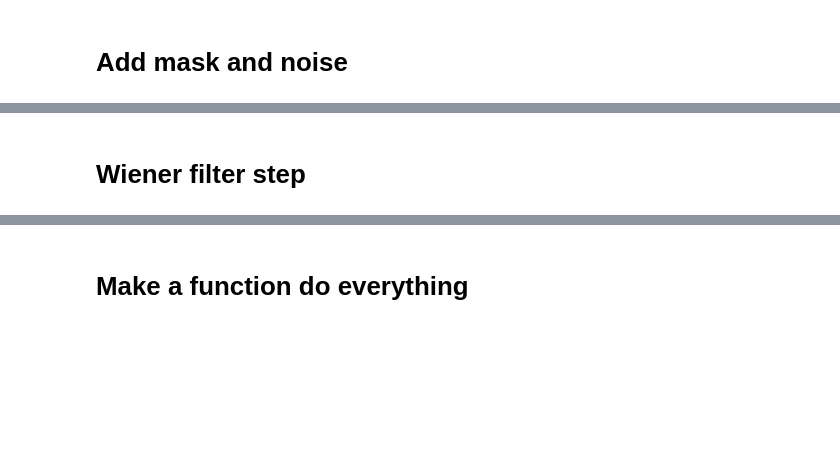
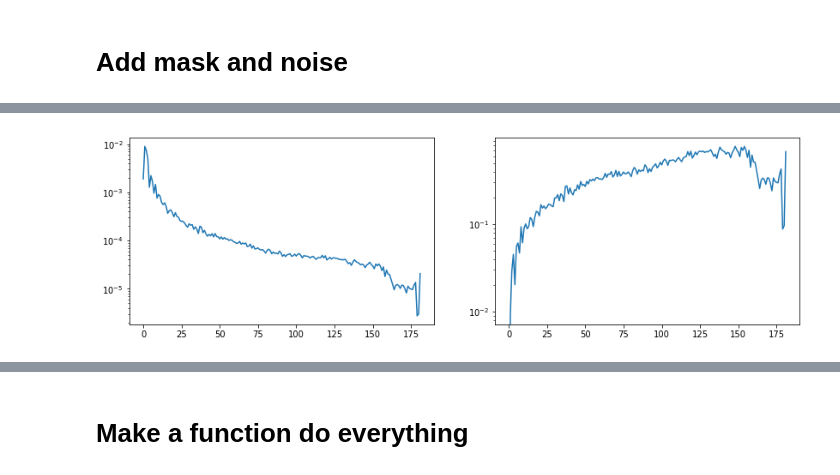
Before and after one commit to NiallJeffrey/DeepMass, a Jupyter notebook: notebooks/picola_training.ipynb, the cells around one changed output, grey strips where cells are left out. Drawn from its saved outputs; the diff is of its cells as text; code cells hidden in the pictures; blank space fills up the shorter version.

```diff
--- a/notebooks/picola_training.ipynb
+++ b/notebooks/picola_training.ipynb
@@ -327,8 +290,12 @@ _ = plt.imshow(ks_smoothed_b, origin='lower'), plt.colorbar()
+# %%
+# compute the power spectrum
+fft2D = np.fft.fft2(patch.real)
+psd1D_kmt = mf.radial_profile(np.fft.fftshift(np.real(fft2D*np.conj(fft2D))))
+ps_map_empirical = mf.compute_spectrum_map(psd1D_kmt,256)
 # %%
-_ = plt.figure(figsize =(12,5))
-_ = plt.subplot(1,2,1)
-_ = plt.imshow(ks_smoothed_e*sv_mask, origin='lower'), plt.colorbar()
-_ = plt.subplot(1,2,2)
-_ = plt.imshow(smoothed_truth*sv_mask, origin='lower', interpolation='none'), plt.colorbar()
+_ = plt.figure(figsize=(14,4))
+k_axis = np.arange(len(psd1D_kmt))
+_ = plt.subplot(1,2,1), plt.plot(k_axis,psd1D_kmt), plt.yscale('log')
+_ = plt.subplot(1,2,2), plt.plot(k_axis, k_axis*k_axis*psd1D_kmt), plt.yscale('log')
+# %% [output]
+[figure, added]
-# %% [markdown]
-# Wiener filter step
```
Also changed, not shown: parts of 42 cells of this notebook, 2 other files.
